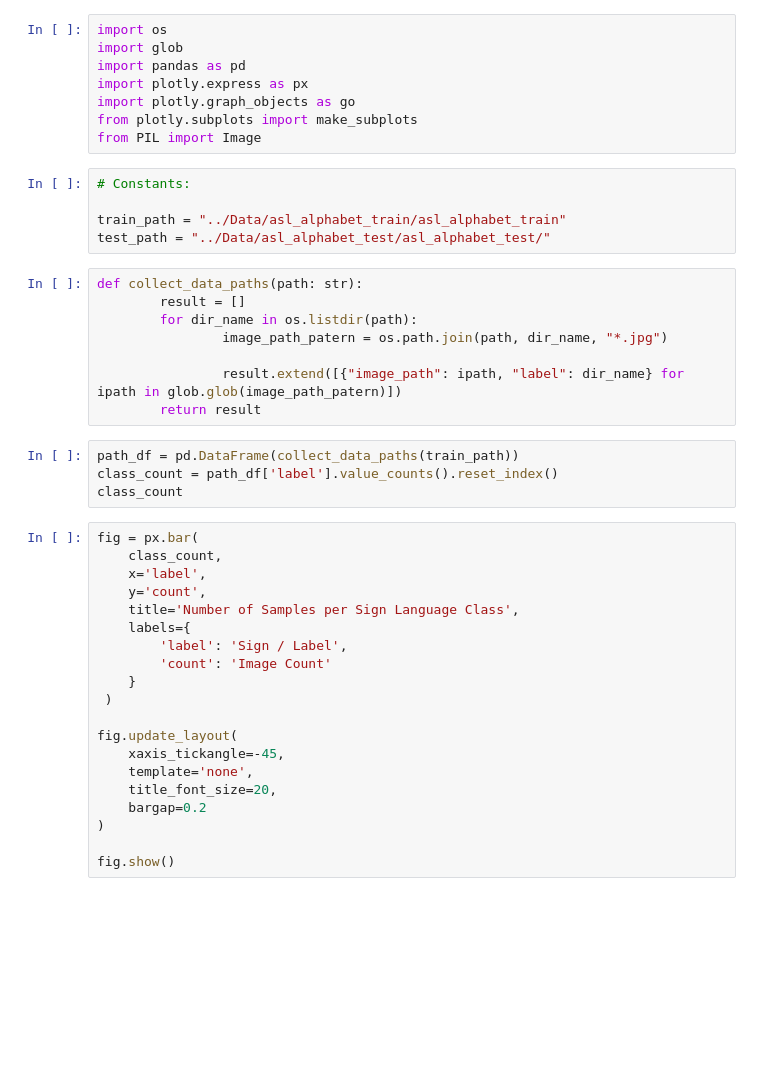
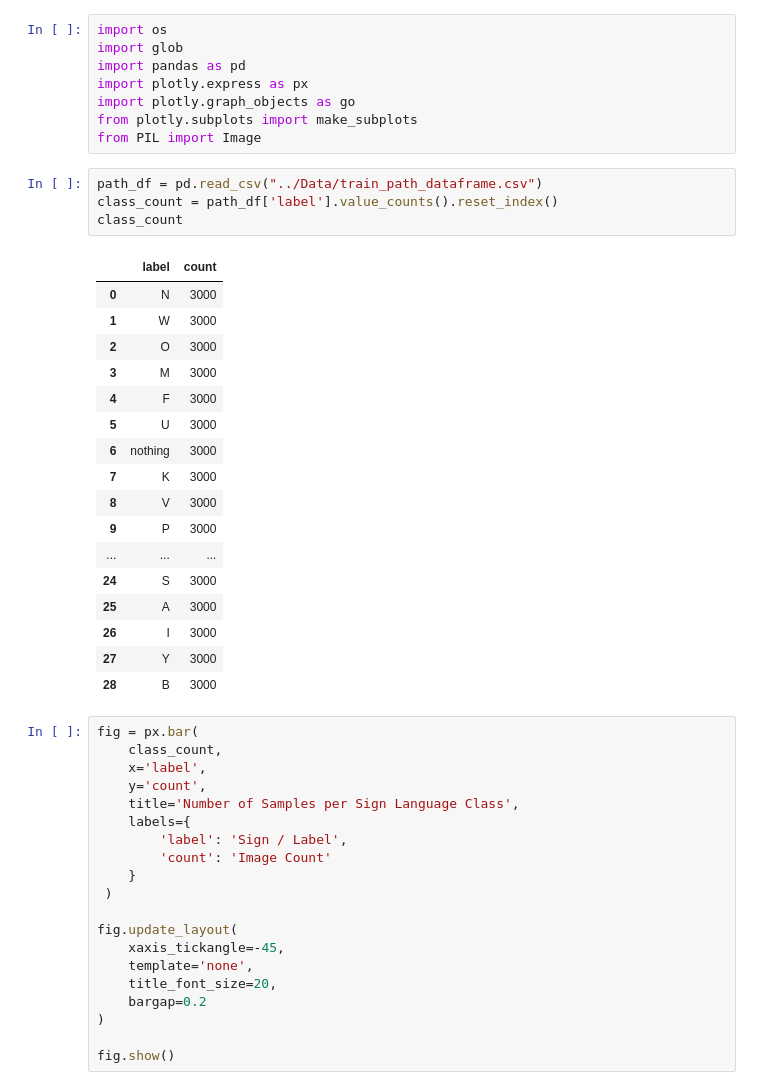
Before and after one commit to ParsaAp0/AI-14042-Project, a Jupyter notebook: EDA and Preprocessing/part1_visualization.ipynb, the cells around one changed output. Drawn from its saved outputs; the diff is of its cells as text; blank space fills up the shorter version.

```diff
--- a/EDA and Preprocessing/part1_visualization.ipynb
+++ b/EDA and Preprocessing/part1_visualization.ipynb
@@ -6,23 +6,28 @@ import plotly.express as px
 import plotly.graph_objects as go
 from plotly.subplots import make_subplots
 from PIL import Image
-# %%
-# Constants:
-
-train_path = "../Data/asl_alphabet_train/asl_alphabet_train"
-test_path = "../Data/asl_alphabet_test/asl_alphabet_test/"
-# %%
-def collect_data_paths(path: str):
-        result = []
-        for dir_name in os.listdir(path):
-                image_path_patern = os.path.join(path, dir_name, "*.jpg")
-
-                result.extend([{"image_path": ipath, "label": dir_name} for ipath in glob.glob(image_path_patern)])
-        return result
 # %%
-path_df = pd.DataFrame(collect_data_paths(train_path))
+path_df = pd.read_csv("../Data/train_path_dataframe.csv")
 class_count = path_df['label'].value_counts().reset_index()
 class_count
+# %% [output]
+|  | label | count |
+| 0 | N | 3000 |
+| 1 | W | 3000 |
+| 2 | O | 3000 |
+| 3 | M | 3000 |
+| 4 | F | 3000 |
+| 5 | U | 3000 |
+| 6 | nothing | 3000 |
+| 7 | K | 3000 |
+| 8 | V | 3000 |
+| 9 | P | 3000 |
+| ... | ... | ... |
+| 24 | S | 3000 |
+| 25 | A | 3000 |
+| 26 | I | 3000 |
+| 27 | Y | 3000 |
+| 28 | B | 3000 |
 # %%
 fig = px.bar(
 	class_count,
```
Also changed, not shown: parts of 1 cell of this notebook, 5 other files.
